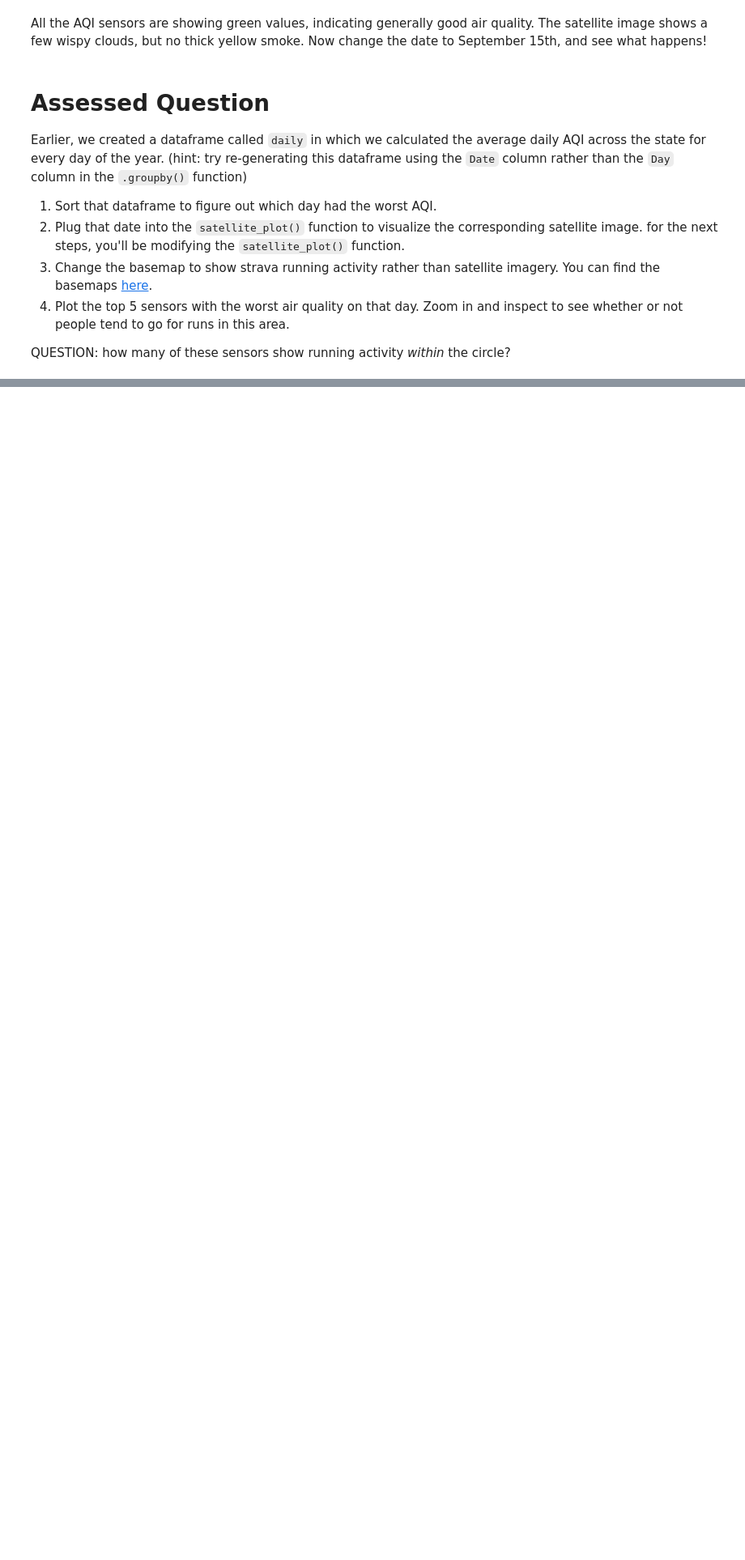
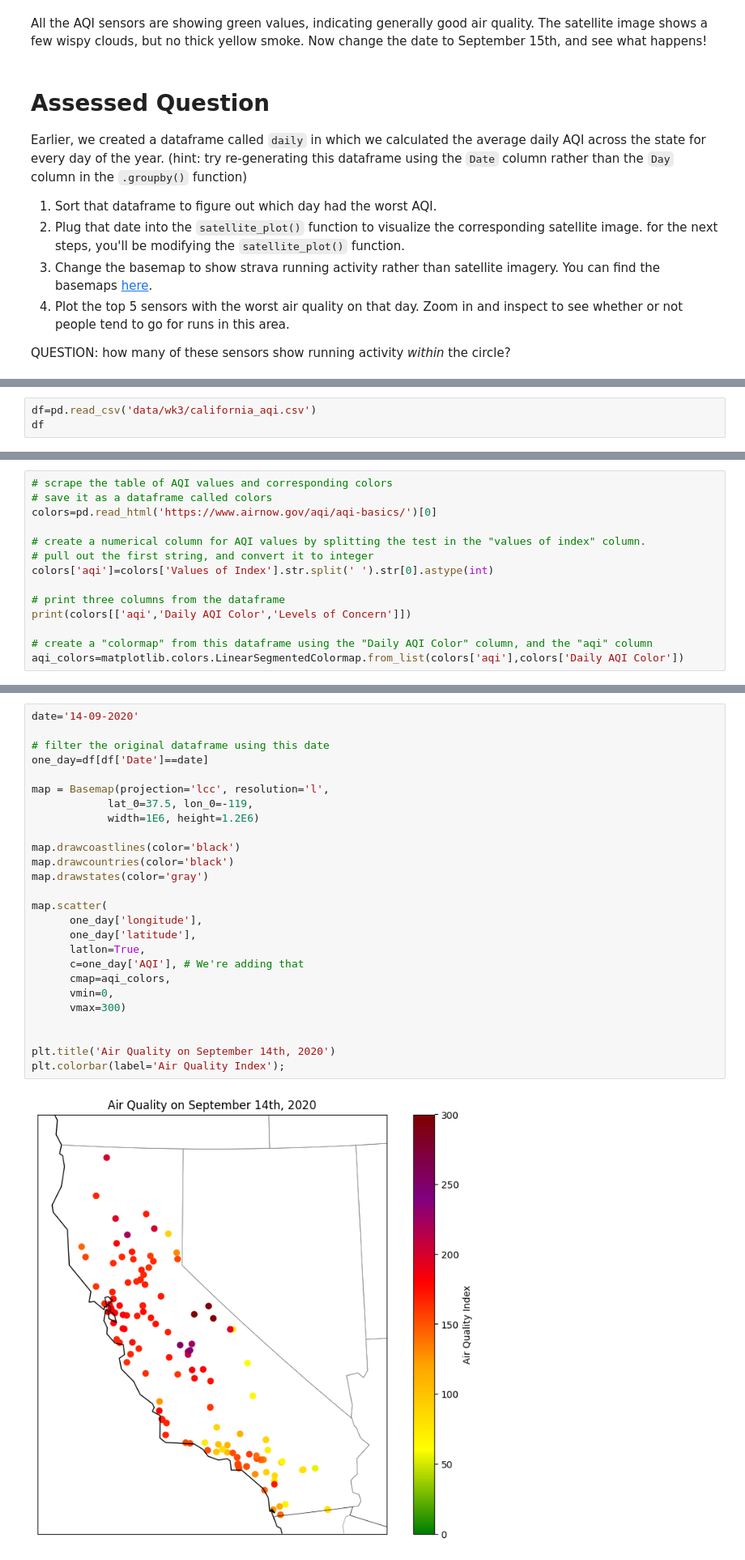
Before and after one commit to anastefan176/QM2, a Jupyter notebook: notebooks/W03. Spatial Data.ipynb, the cells around one changed output, grey strips where cells are left out. Shown at 81% size. Saved outputs shown, nothing was run; the diff lists cells and outputs as text; blank space fills up the shorter version.

```diff
--- a/notebooks/W03. Spatial Data.ipynb
+++ b/notebooks/W03. Spatial Data.ipynb
@@ -510,0 +524,3 @@ QUESTION: how many of these sensors show running activity *within* the circle?
+# %%
+df=pd.read_csv('data/wk3/california_aqi.csv')
+df
@@ -510,0 +582,14 @@ QUESTION: how many of these sensors show running activity *within* the circle?
+# %%
+# scrape the table of AQI values and corresponding colors
+# save it as a dataframe called colors
+colors=pd.read_html('https://www.airnow.gov/aqi/aqi-basics/')[0]
+
+# create a numerical column for AQI values by splitting the test in the "values of index" column.
+# pull out the first string, and convert it to integer
+colors['aqi']=colors['Values of Index'].str.split(' ').str[0].astype(int)
+
+# print three columns from the dataframe
+print(colors[['aqi','Daily AQI Color','Levels of Concern']])
+
+# create a "colormap" from this dataframe using the "Daily AQI Color" column, and the "aqi" column
+aqi_colors=matplotlib.colors.LinearSegmentedColormap.from_list(colors['aqi'],colors['Daily AQI Color'])
@@ -510,0 +604,28 @@ QUESTION: how many of these sensors show running activity *within* the circle?
+# %%
+date='14-09-2020'
+
+# filter the original dataframe using this date
+one_day=df[df['Date']==date]
+
+map = Basemap(projection='lcc', resolution='l',
+            lat_0=37.5, lon_0=-119,
+            width=1E6, height=1.2E6)
+
+map.drawcoastlines(color='black')
+map.drawcountries(color='black')
+map.drawstates(color='gray')
+
+map.scatter(
+      one_day['longitude'],
+      one_day['latitude'],
+      latlon=True,
+      c=one_day['AQI'], # We're adding that
+      cmap=aqi_colors,
+      vmin=0,
+      vmax=300)
+
+
+plt.title('Air Quality on September 14th, 2020')
+plt.colorbar(label='Air Quality Index');
+# %% [output]
+[figure, added]
```
Also changed, not shown: parts of 18 cells of this notebook.
